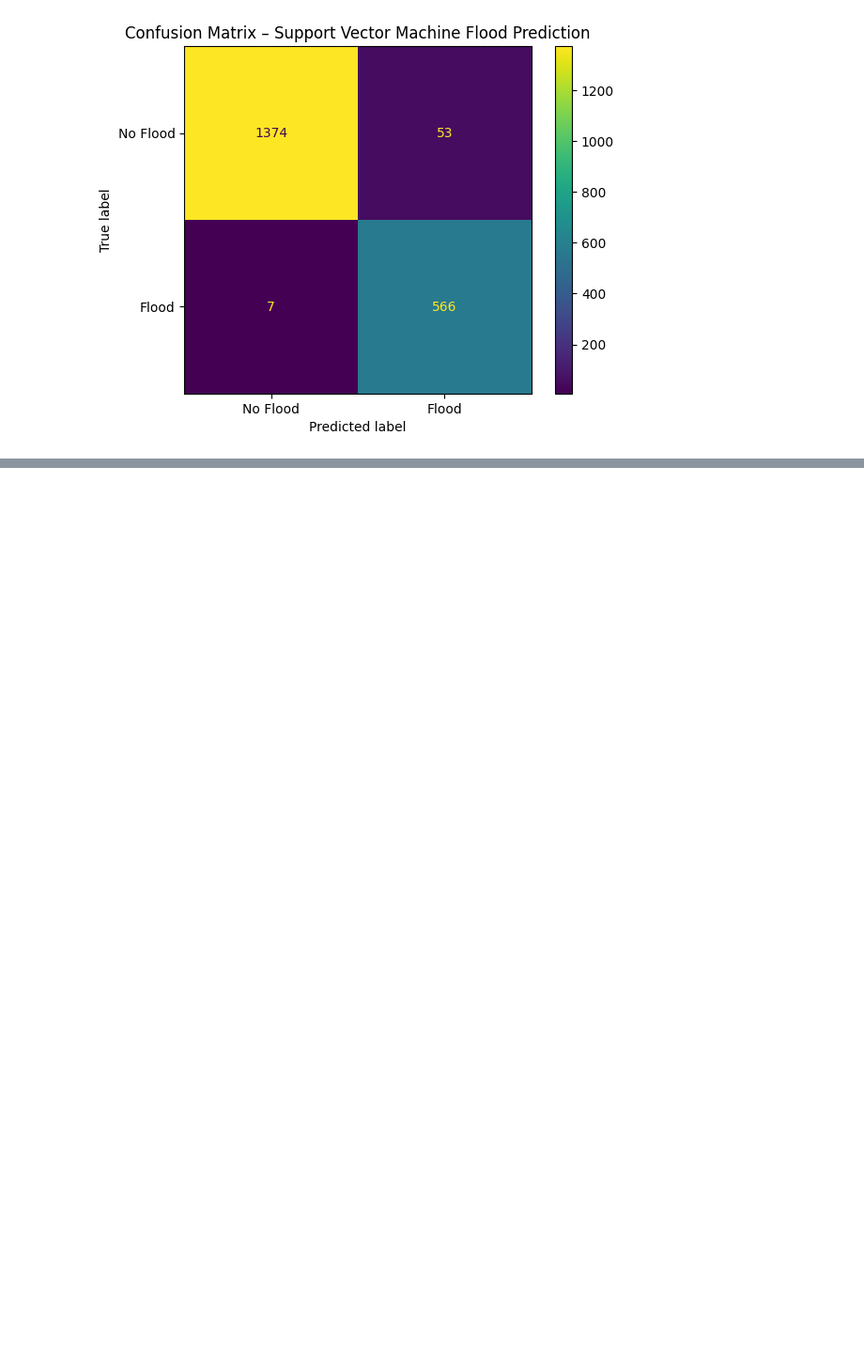
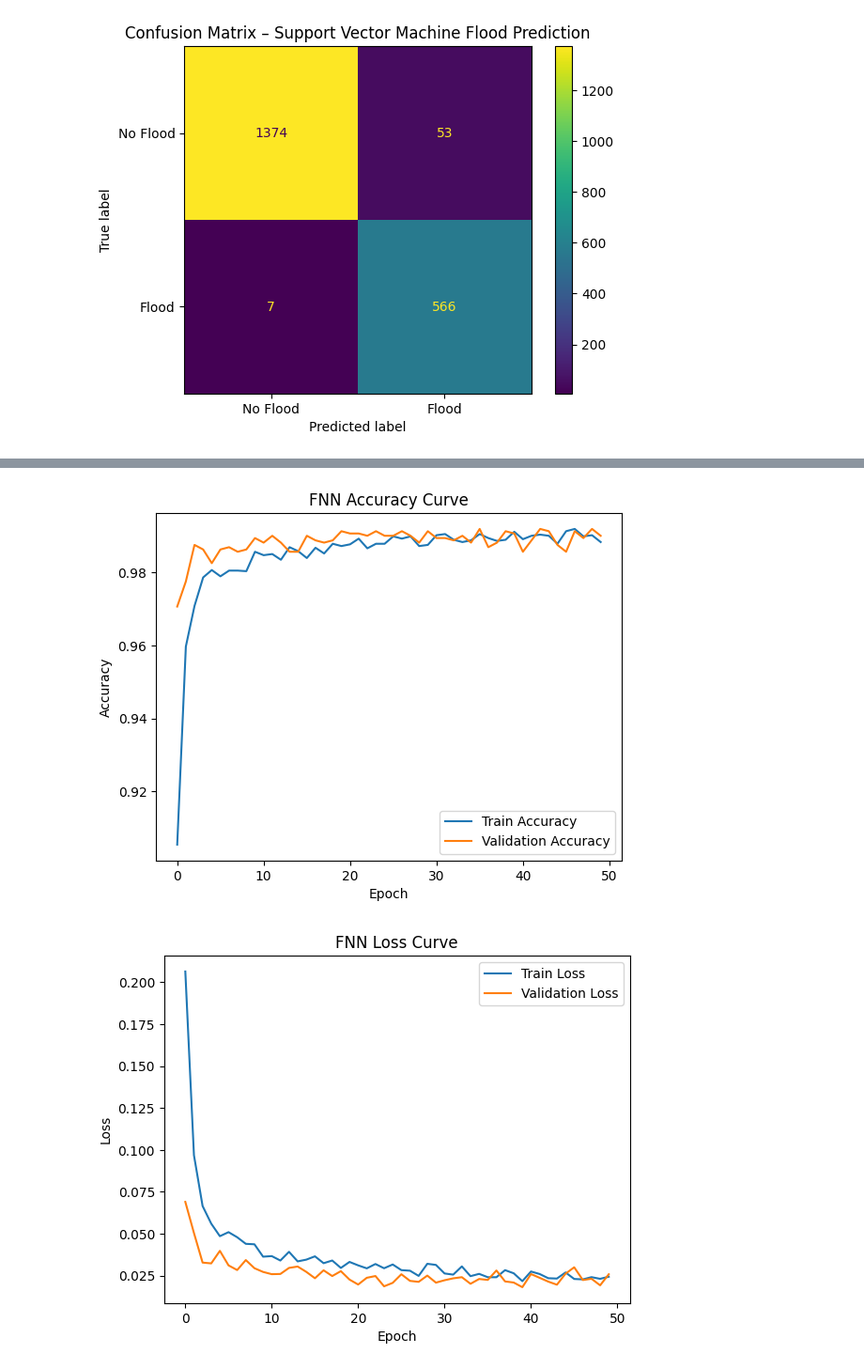
Before and after one commit to Shelly10-10/flood_prediction, a Jupyter notebook: disaster.ipynb, the cells around one changed output, grey strips where cells are left out. Shown at 94% size. Drawn from its saved outputs; the diff is of its cells as text; code cells hidden in the pictures; blank space fills up the shorter version.

```diff
--- a/disaster.ipynb
+++ b/disaster.ipynb
@@ -293,0 +429,23 @@ NameError: name 'shap' is not defined
+# %%
+# Accuracy curve
+plt.figure()
+plt.plot(history.history['accuracy'], label='Train Accuracy')
+plt.plot(history.history['val_accuracy'], label='Validation Accuracy')
+plt.xlabel('Epoch')
+plt.ylabel('Accuracy')
+plt.title('FNN Accuracy Curve')
+plt.legend()
+plt.show()
+
+# Loss curve
+plt.figure()
+plt.plot(history.history['loss'], label='Train Loss')
+plt.plot(history.history['val_loss'], label='Validation Loss')
+plt.xlabel('Epoch')
+plt.ylabel('Loss')
+plt.title('FNN Loss Curve')
+plt.legend()
+plt.show()
+# %% [output]
+[figure, added]
+[figure, added]
```
Also changed, not shown: parts of 14 cells of this notebook.
